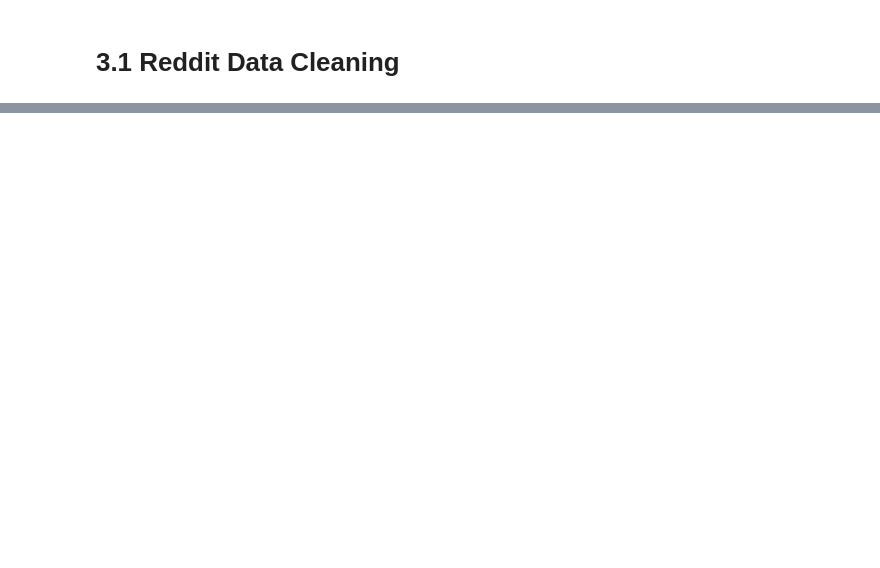
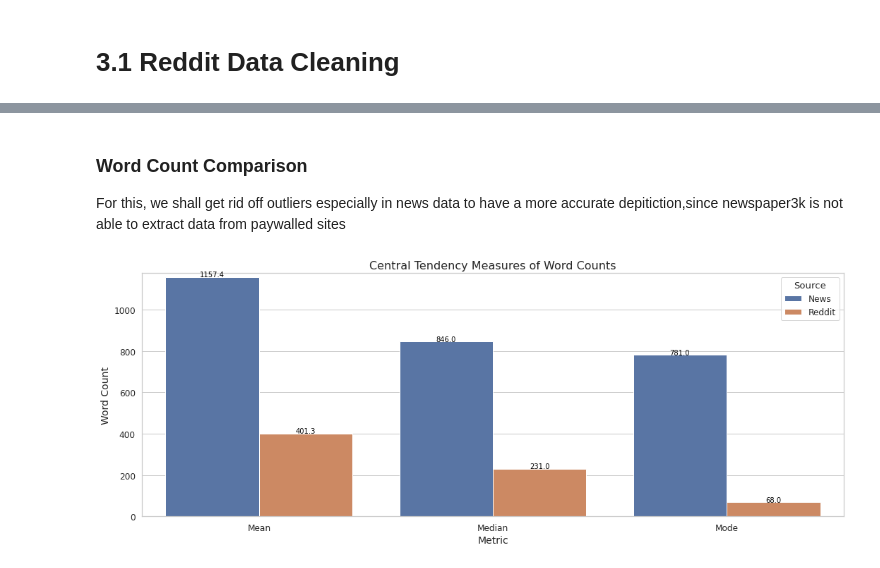
Before and after one commit to L-N-E0/USAID-Kenya-Sentiment-Analysis, a Jupyter notebook: notebooks/leo.ipynb, the cells around one changed output, grey strips where cells are left out. Drawn from its saved outputs; the diff is of its cells as text; code cells hidden in the pictures; blank space fills up the shorter version.

```diff
--- a/notebooks/leo.ipynb
+++ b/notebooks/leo.ipynb
@@ -528,0 +765,44 @@ dtype: int64
+# %% [markdown]
+### Word Count Comparison
+
+For this, we shall get rid off outliers especially in news data to have a more accurate depitiction,since newspaper3k is not able to extract data from paywalled sites
+# %%
+from scipy.stats import mode
+
+# --- Compute word stats ---
+def compute_word_stats(df, label):
+    word_counts = df['text'].apply(lambda x: len(str(x).split()))
+    return {
+        'Source': label,
+        'Mean': word_counts.mean(),
+        'Median': word_counts.median(),
+        'Mode': mode(word_counts).mode[0]
+    }
+
+# --- Get stats ---
+news_stats = compute_word_stats(news_data_copy, 'News')
+reddit_stats = compute_word_stats(reddit_data_copy, 'Reddit')
+
+# --- Convert to DataFrame ---
+stats_df = pd.DataFrame([news_stats, reddit_stats])
+melted = stats_df.melt(id_vars='Source', var_name='Metric', value_name='Value')
+
+# --- Plot ---
+barplot = sns.barplot(data=melted, x='Metric', y='Value', hue='Source')
+
+# --- Annotate values above bars ---
+for p in barplot.patches:
+    val = f'{p.get_height():.1f}'
+    x = p.get_x() + p.get_width() / 2
+    y = p.get_height()
+    barplot.text(x, y + 2, val, ha='center', fontsize=10, color='black')
+
+plt.title('Central Tendency Measures of Word Counts')
+plt.ylabel('Word Count')
+plt.xlabel('Metric')
+plt.ylim(0, melted['Value'].max() + 20)
+plt.legend(title='Source')
+plt.tight_layout()
+plt.show()
+# %% [output]
+[figure, added]
```
Also changed, not shown: parts of 26 cells of this notebook.
